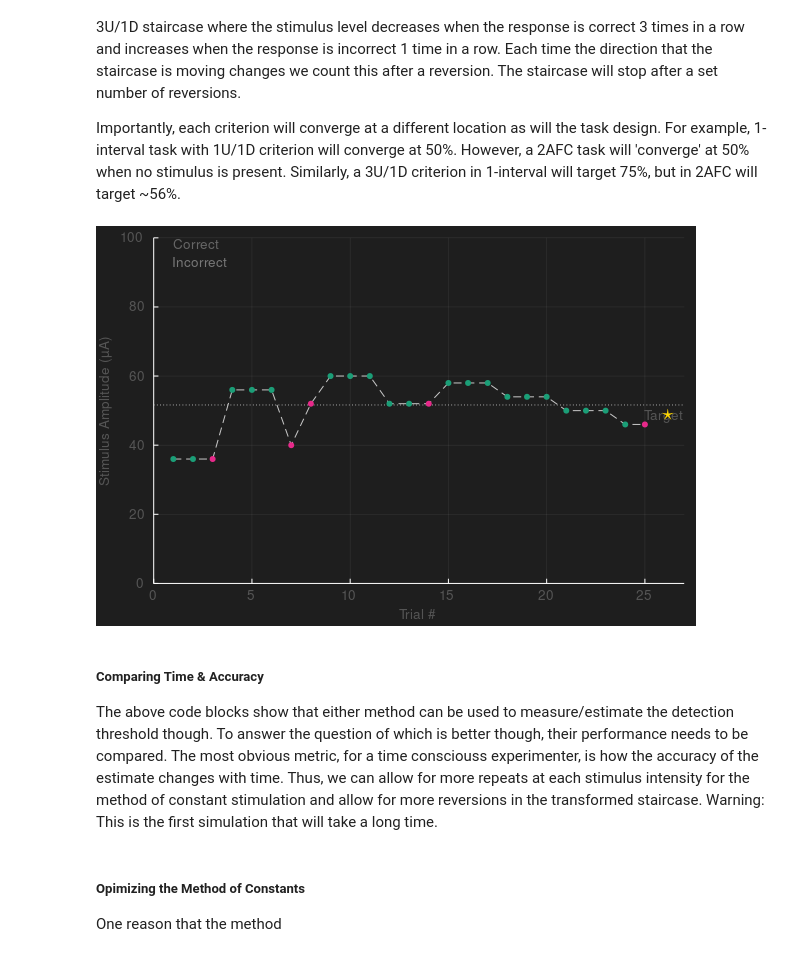
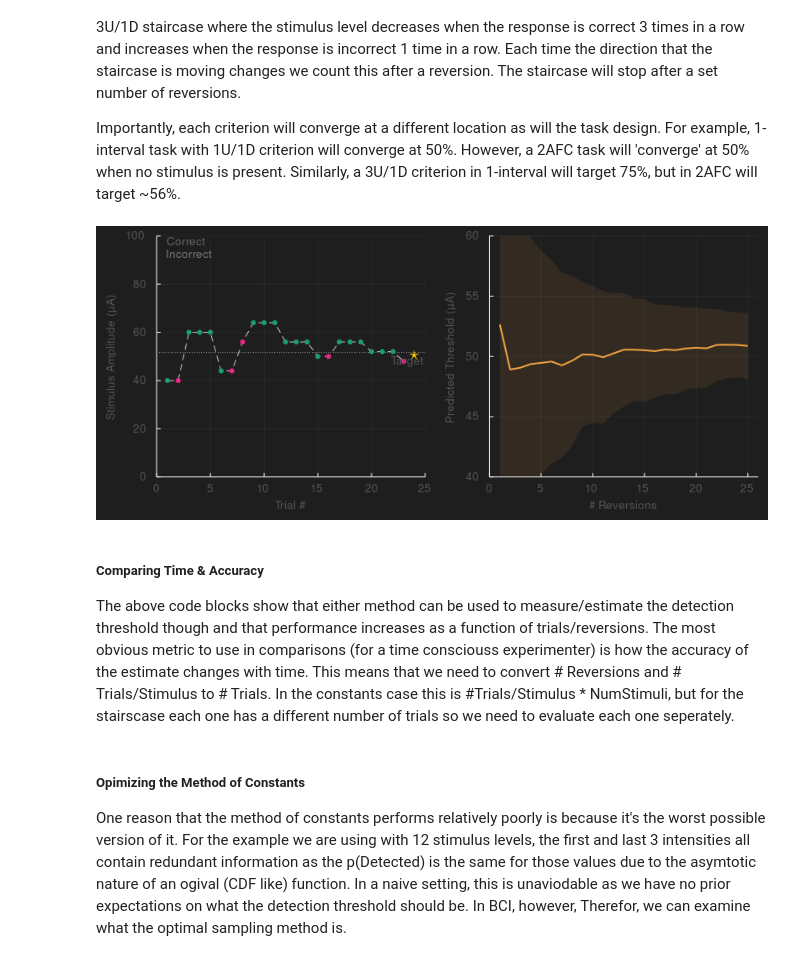
Before and after one commit to CMGreenspon/BCIDetectionThresholdSimulations, a Jupyter notebook: DetectionThresholdNotebook.ipynb, the cells around one changed output. Saved outputs shown, nothing was run; the diff lists cells and outputs as text; code cells hidden in the pictures.

Commit message:
finish #reversion accuracy plot

```diff
--- a/DetectionThresholdNotebook.ipynb
+++ b/DetectionThresholdNotebook.ipynb
@@ -74,7 +74,7 @@ ConstantExamplePlot = plot(xlabel = "Stimulus Intensity (μA)", ylabel = "p(Dete
 
 # Now we'll simulate the predictions as a function of # trials
 max_repeats_per_intensity = 100 # A beyond reasonable number of trials
-num_perms = 100 # Increase this for smoother/cleaner results at the expense of time
+num_perms = 1000 # Increase this for smoother/cleaner results at the expense of time
 
 # Simulate the method of constants
 constant_num_trials_t_est = zeros(max_repeats_per_intensity, num_perms); fill!(constant_num_trials_t_est, NaN)
@@ -110,36 +110,54 @@ target_p = GetTransformedStaircaseTarget(num_afc, criterion)
 target_amplitude = quantile(Normal(detection_threshold, sigma), target_p)
 # Single staircase simulation
 amplitude_history, detection_history, reversion_history, estimated_thresholds, stop_point =
  TransformedStaircaseSimulation(valid_stims,  pDetected, Criterion = criterion,
   MaxReversions = 7, NumPerms = 1, NumAFC = num_afc)
 # Identify which trials were correct/incorrect
 term_idx = findfirst(isnan.(amplitude_history))[1]
 correct_idx = findall(vec(detection_history[1:term_idx]) .== 1)
 incorrect_idx = findall(vec(detection_history[1:term_idx]) .== 0)
+
+# Now let's look at how accuracy changes as a function of # reversions
+max_num_reversions = 25 # Similarly excessive
+# Repeat for the staircase and number of reversions
+staircase_num_revs_t_est = zeros(max_num_reversions, num_perms); fill!(staircase_num_revs_t_est, NaN)
+for MaxReversions = 1:max_num_reversions
+  _, _, _, staircase_num_revs_t_est[MaxReversions,:], _ = TransformedStaircaseSimulation(valid_stims,
+   pDetected, MaxReversions = MaxReversions, NumPerms = num_perms, NumAFC = 2)
+end
+# Compute stats across permutations
+t_mean_tstairs = vec(nanmean(staircase_num_revs_t_est, dims = 2))
+t_std_tstairs = vec(nanstd(staircase_num_revs_t_est, dims = 2))
+t_error_tstairs = vec(nanmean((staircase_num_revs_t_est .- target_amplitude).^2, dims = 2))
 
 # Make the plot
 StaircaseExamplePlot = plot(xlabel = "Trial #", ylabel = "Stimulus Amplitude (μA)",
   xlim=(0, term_idx+1), ylim=(0,100))
   # Show target/convergence point
   plot!(StaircaseExamplePlot, [0,term_idx+1], [target_amplitude, target_amplitude], color="rgb(200,200,200)", linestyle=:dot)
   annotate!(StaircaseExamplePlot, term_idx+1, target_amplitude-1, "Target",
   annotationhalign=:right, annotationvalign=:top, annotationcolor="rgb(200,200,200)")
   # Show trial history
   plot!(StaircaseExamplePlot, 1:term_idx, amplitude_history[1:term_idx], color="rgb(200,200,200)", linestyle=:dash)
   scatter!(StaircaseExamplePlot, correct_idx, amplitude_history[correct_idx], markercolor=ColorSchemes.Dark2_3[1],
   markerstrokecolor=ColorSchemes.Dark2_3[1])
   scatter!(StaircaseExamplePlot, incorrect_idx, amplitude_history[incorrect_idx], markercolor=ColorSchemes.Dark2_4[4],
   markerstrokecolor=ColorSchemes.Dark2_4[4])
   annotate!(StaircaseExamplePlot, 1, 100, "Correct",
   annotationhalign=:left, annotationvalign=:top, annotationcolor=ColorSchemes.Dark2_3[1])
   annotate!(StaircaseExamplePlot, 1, 95, "Incorrect",
   annotationhalign=:left, annotationvalign=:top, annotationcolor=ColorSchemes.Dark2_4[4])
   annotate!(StaircaseExamplePlot, term_idx+0.5, estimated_thresholds[1], "⋆",
   annotationhalign=:right, annotationvalign=:center, annotationcolor=:gold, annotationfontsize=15)
-  display(StaircaseExamplePlot)
+
+StaircaseNumReversionsPlot = plot(xlabel = "# Reversions", ylabel = "Predicted Threshold (μA)",
+  xlim=(0, max_num_reversions+1), ylim=(40,60), size=(800,350))
+  plot!(StaircaseNumReversionsPlot, collect(1:max_num_reversions), t_mean_tstairs, ribbon=t_std_tstairs, fillalpha=0.1, linewidth=2,
+  linecolor=ColorSchemes.PuOr_3[1], fillcolor=ColorSchemes.PuOr_3[1])
+
+  plot(StaircaseExamplePlot, StaircaseNumReversionsPlot, bottom_margin=5mm, left_margin=5mm)
 # %% [output]
-[figure, old version]
+[figure, new version]
 # %% [markdown]
 ##### Comparing Time & Accuracy
-The above code blocks show that either method can be used to measure/estimate the detection threshold though. To answer the question of which is better though, their performance needs to be compared. The most obvious metric, for a time consciouss experimenter, is how the accuracy of the estimate changes with time. Thus, we can allow for more repeats at each stimulus intensity for the method of constant stimulation and allow for more reversions in the transformed staircase.
-Warning: This is the first simulation that will take a long time.
+The above code blocks show that either method can be used to measure/estimate the detection threshold though and that performance increases as a function of trials/reversions. The most obvious metric to use in comparisons (for a time consciouss experimenter) is how the accuracy of the estimate changes with time. This means that we need to convert # Reversions and # Trials/Stimulus to # Trials. In the constants case this is #Trials/Stimulus * NumStimuli, but for the stairscase each one has a different number of trials so we need to evaluate each one seperately.
@@ -170,3 +164,4 @@ plot(ConstantsNumTrialsPlot, StairsNumRevsPlot)
-# %% [markdown]
-##### Opimizing the Method of Constants
-One reason that the method
+# %% [markdown]
+##### Opimizing the Method of Constants
+One reason that the method of constants performs relatively poorly is because it's the worst possible version of it. For the example we are using with 12 stimulus levels, the first and last 3 intensities all contain redundant information as the p(Detected) is the same for those values due to the asymtotic nature of an ogival (CDF like) function. In a naive setting, this is unaviodable as we have no prior expectations on what the detection threshold should be. In BCI, however,
+Therefor, we can examine what the optimal sampling method is.
```
Also changed, not shown: parts of 2 cells of this notebook.
